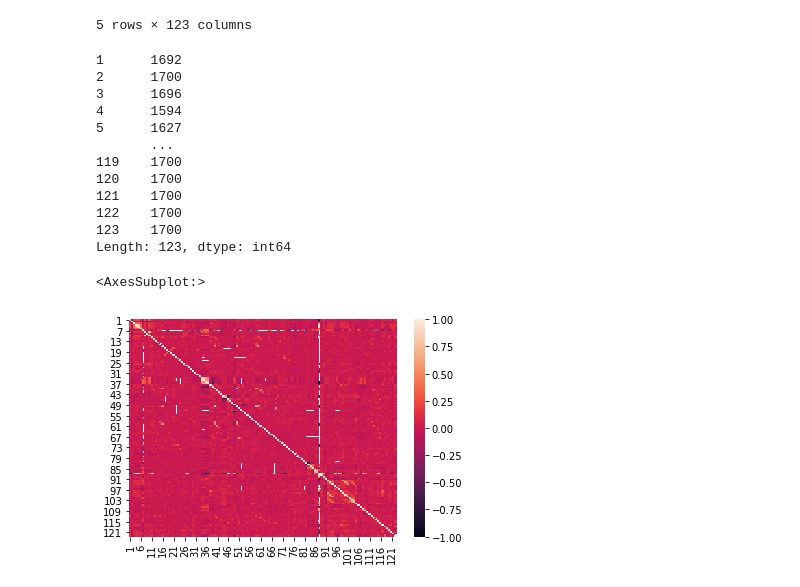
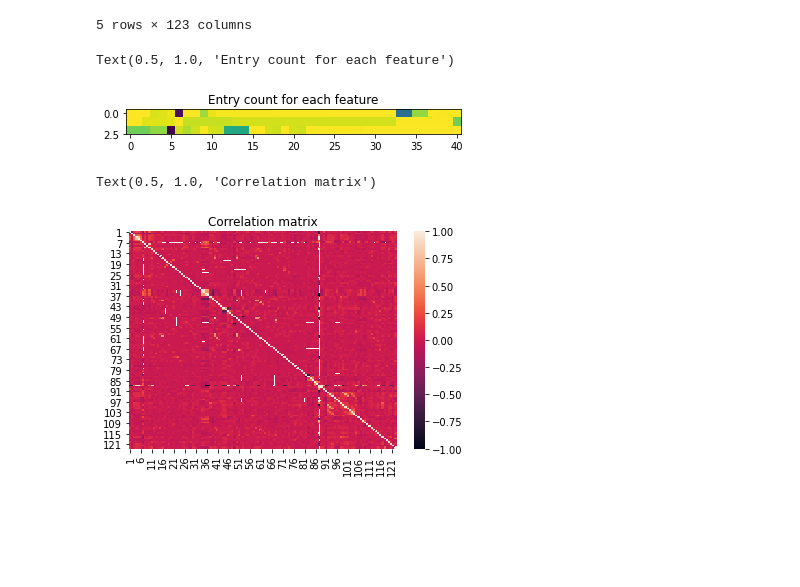
Before and after one commit to ayoebuus/CDI_case_2, a Jupyter notebook: MainNotebook.ipynb, the cells around one changed output. Drawn from its saved outputs; the diff is of its cells as text; code cells hidden in the pictures; blank space fills up the shorter version.

Commit message:
more graphs

```diff
--- a/MainNotebook.ipynb
+++ b/MainNotebook.ipynb
@@ -20,23 +20,15 @@ df.head(5)
 | 4 | 68.0 | 0 | 0.0 | 0.0 | 0.0 | 2.0 | NaN | 2.0 | 0.0 | 3.0 | ... | ... |
 | 5 | 60.0 | 1 | 0.0 | 0.0 | 0.0 | 2.0 | NaN | 3.0 | 0.0 | 7.0 | ... | ... |
 5 rows × 123 columns
-# %%
-plt.imshow(df.count()
-# %% [output]
-1      1692
-2      1700
-3      1696
-4      1594
-5      1627
-       ...
-119    1700
-120    1700
-121    1700
-122    1700
-123    1700
-Length: 123, dtype: int64
+# %%
+plt.imshow(np.split(df.count().to_numpy(),3))
+plt.title("Entry count for each feature")
+# %% [output]
+Text(0.5, 1.0, 'Entry count for each feature')
+[figure, added]
 # %%
 sns.heatmap(df.corr())
+plt.title("Correlation matrix")
 # %% [output]
-<AxesSubplot:>
+Text(0.5, 1.0, 'Correlation matrix')
-[figure, old version]
+[figure, new version]
```
Also changed, not shown: parts of 4 cells of this notebook.
